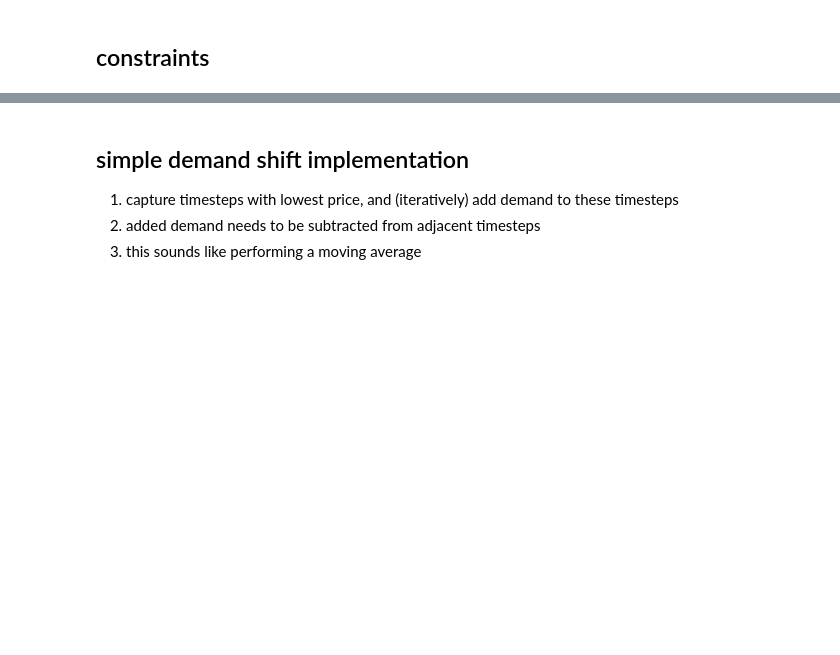
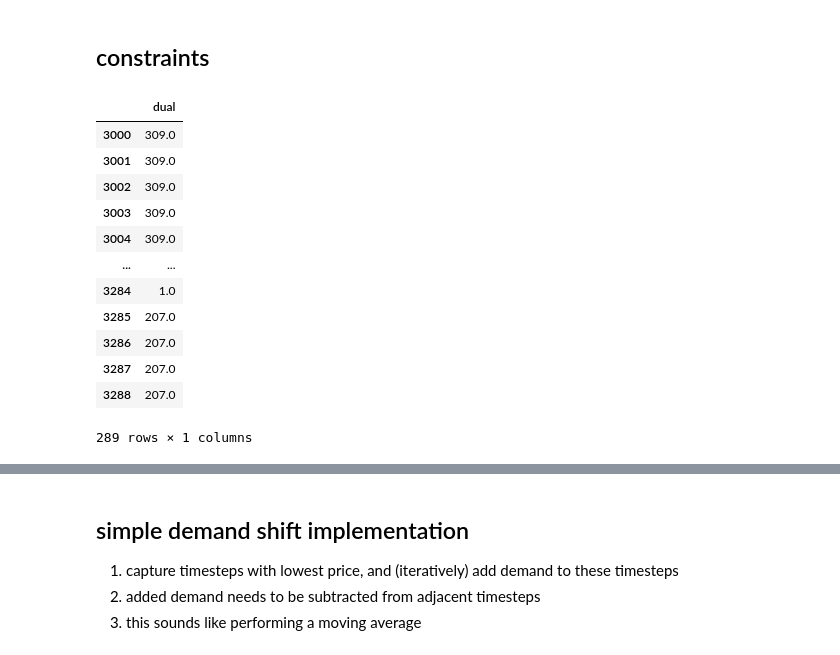
Before and after one commit to david-huck/ontario_esm, a Jupyter notebook: ontario_esm.ipynb, the cells around one changed output, grey strips where cells are left out. Drawn from its saved outputs; the diff is of its cells as text; code cells hidden in the pictures; blank space fills up the shorter version.

Commit message:
added looped models

```diff
--- a/ontario_esm.ipynb
+++ b/ontario_esm.ipynb
@@ -31,17 +45,24 @@ def model_vars_as_dfs(model, debug=False) -> dict[str, pd.DataFrame]:
 # %% [markdown]
 ## gather time series
 # %%
-# Toronto:
-lat, lon =43.712148, -79.304524
-pv_peak_power = 1
-url = f"https://re.jrc.ec.europa.eu/api/v5_2/seriescalc?lat={lat}&lon={lon}&raddatabase=PVGIS-NSRDB&browser=1&outputformat=csv&userhorizon=&usehorizon=1&angle=&aspect=&startyear=2014&endyear=2014&mountingplace=free&optimalinclination=0&optimalangles=1&js=1&select_database_hourly=PVGIS-NSRDB&hstartyear=2014&hendyear=2014&trackingtype=0&hourlyoptimalangles=1&pvcalculation=1&pvtechchoice=crystSi&peakpower={pv_peak_power}&loss=0&components=1"
-solar_data = pd.read_csv(url, header=8)
+from pathlib import Path
 
-# clear values that are not available
-na = solar_data["T2m"].isna()
-solar_data = solar_data.loc[~na,:]
-solar_data.loc[:,"P":] = solar_data.loc[:,"P":].astype(float)
-solar_data["cf"] = solar_data["P"] / (pv_peak_power*1000)
+solar_data_path = "solar_data.csv"
+if not Path(solar_data_path).exists():
+    # Toronto:
+    lat, lon =43.712148, -79.304524
+    pv_peak_power = 1
+    url = f"https://re.jrc.ec.europa.eu/api/v5_2/seriescalc?lat={lat}&lon={lon}&raddatabase=PVGIS-NSRDB&browser=1&outputformat=csv&userhorizon=&usehorizon=1&angle=&aspect=&startyear=2014&endyear=2014&mountingplace=free&optimalinclination=0&optimalangles=1&js=1&select_database_hourly=PVGIS-NSRDB&hstartyear=2014&hendyear=2014&trackingtype=0&hourlyoptimalangles=1&pvcalculation=1&pvtechchoice=crystSi&peakpower={pv_peak_power}&loss=0&components=1"
+    solar_data = pd.read_csv(url, header=8)
+
+    # clear values that are not available
+    na = solar_data["T2m"].isna()
+    solar_data = solar_data.loc[~na,:]
+    solar_data.loc[:,"P":] = solar_data.loc[:,"P":].astype(float)
+    solar_data["cf"] = solar_data["P"] / (pv_peak_power*1000)
+    solar_data.to_csv(solar_data_path)
+else:
+    solar_data = pd.read_csv(solar_data_path, index_col=0)
 solar_data.head()
 # %% [output]
 |  | time | P | Gb(i) | Gd(i) | Gr(i) | H_sun | T2m | WS10m | Int | cf |
@@ -59,9 +80,13 @@ eff_df.rename({"cf":"pv"}, axis=1, inplace=True)
 eff_df_long = eff_df.melt(ignore_index=False).reset_index().set_index(["variable","index"])
 eff_df_long = eff_df_long.sort_index()
 # %%
+ontario_demand_demand_path = "ontario_demand.csv"
 
-ontario_demand = pd.read_csv("http://reports.ieso.ca/public/Demand/PUB_Demand_2014.csv", header=3)
-
+if not Path(ontario_demand_demand_path).exists():
+    ontario_demand = pd.read_csv("http://reports.ieso.ca/public/Demand/PUB_Demand_2014.csv", header=3)
+    ontario_demand.to_csv(ontario_demand_demand_path)
+else:
+    ontario_demand = pd.read_csv(ontario_demand_demand_path, index_col=0)
 
 # ontario_demand["Ontario Demand"] *= 1/ontario_demand["Ontario Demand"].sum()
 ontario_demand.tail()
@@ -175,0 +210,24 @@ for c in esm.component_objects(pyo.Constraint, active=True):
+# %%
+esm = define_model(demand_response=False)
+esm = add_constraints(esm, capacity_limits={"pv":30000, "coal":40000},demand_response=False)
+# %%
+opt = pyo.SolverFactory("gurobi")
+result = opt.solve(esm)
+opt_vars = model_vars_as_dfs(esm)
+
+dual_df = get_shadow_prices(esm)
+dual_df
+# %% [output]
+|  | dual |
+| 3000 | 309.0 |
+| 3001 | 309.0 |
+| 3002 | 309.0 |
+| 3003 | 309.0 |
+| 3004 | 309.0 |
+| ... | ... |
+| 3284 | 1.0 |
+| 3285 | 207.0 |
+| 3286 | 207.0 |
+| 3287 | 207.0 |
+| 3288 | 207.0 |
+289 rows × 1 columns
```
Also changed, not shown: parts of 25 cells of this notebook.
